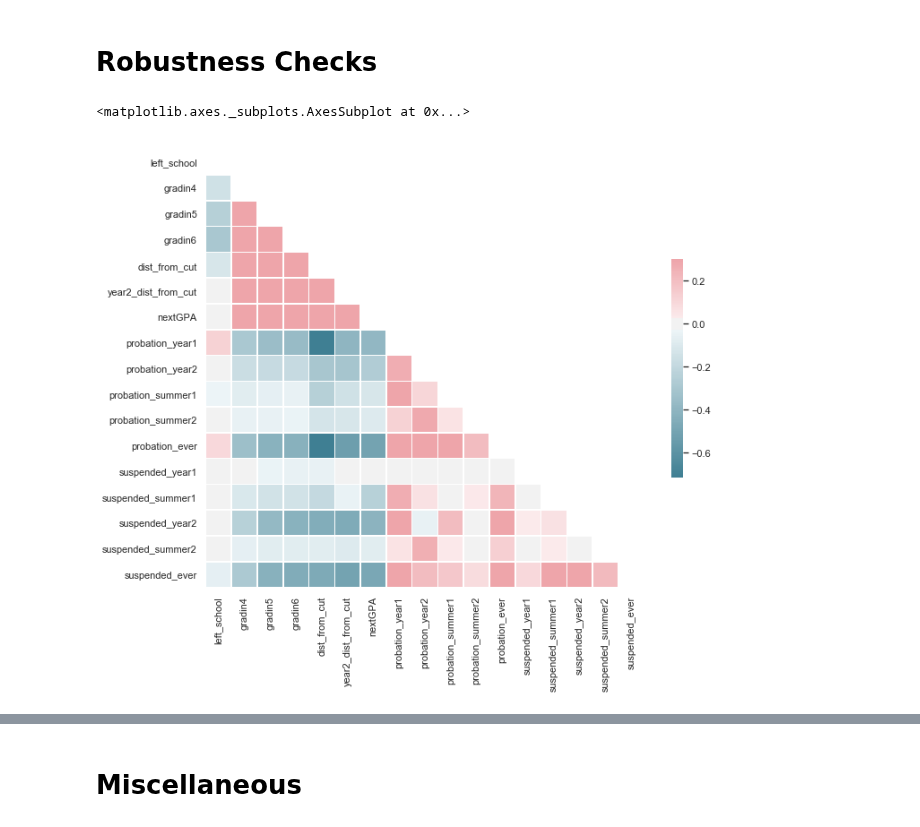
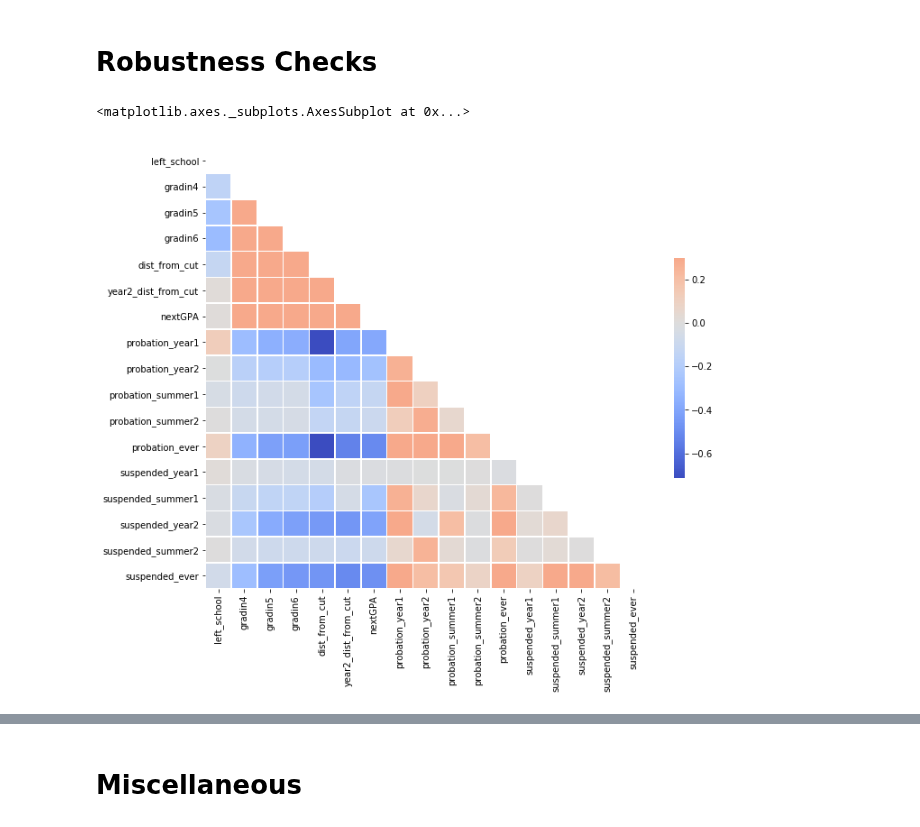
Before and after one commit to amageh/replication-performance-standards, a Jupyter notebook: project.ipynb, the cells around one changed output, grey strips where cells are left out. Saved outputs shown, nothing was run; the diff lists cells and outputs as text; code cells hidden in the pictures.

```diff
--- a/project.ipynb
+++ b/project.ipynb
@@ -606,34 +607,25 @@ outcomes = ['left_school','gradin4','gradin5','gradin6', 'dist_from_cut','year2_
 # %%
 strats = ['lowHS','highHS','male','female','english','noenglish']
 # %%
-from string import ascii_letters
+#from string import ascii_letters
 
-sns.set(style="white")
-
-# Generate a large random dataset
-rs = np.random.RandomState(33)
-d = pd.DataFrame(data=rs.normal(size=(100, 26)),
-                 columns=list(ascii_letters[26:]))
-
+#sns.set(style="white")
 # Compute the correlation matrix
 corr = data[outcomes].corr()
 
 # Generate a mask for the upper triangle
 mask = np.zeros_like(corr, dtype=np.bool)
 mask[np.triu_indices_from(mask)] = True
 
 # Set up the matplotlib figure
 f, ax = plt.pyplot.subplots(figsize=(11, 9))
 
-# Generate a custom diverging colormap
-cmap = sns.diverging_palette(220, 10, as_cmap=True)
-
 # Draw the heatmap with the mask and correct aspect ratio
-sns.heatmap(corr, mask=mask, cmap=cmap, vmax=.3, center=0,
+sns.heatmap(corr, mask=mask, cmap='coolwarm', vmax=.3, center=0,
             square=True, linewidths=.5, cbar_kws={"shrink": .5})
 # %% [output]
 <matplotlib.axes._subplots.AxesSubplot at 0x...>
-[figure, old version]
+[figure, new version]
 # %%
 outcomes = ['left_school','gradin4','gradin5','gradin6', 'dist_from_cut','year2_dist_from_cut', 'nextGPA',
             'probation_year1', 'probation_year2', 'probation_summer1','probation_summer2', 'probation_ever',
```
Also changed, not shown: parts of 20 cells of this notebook, 1 other file.
